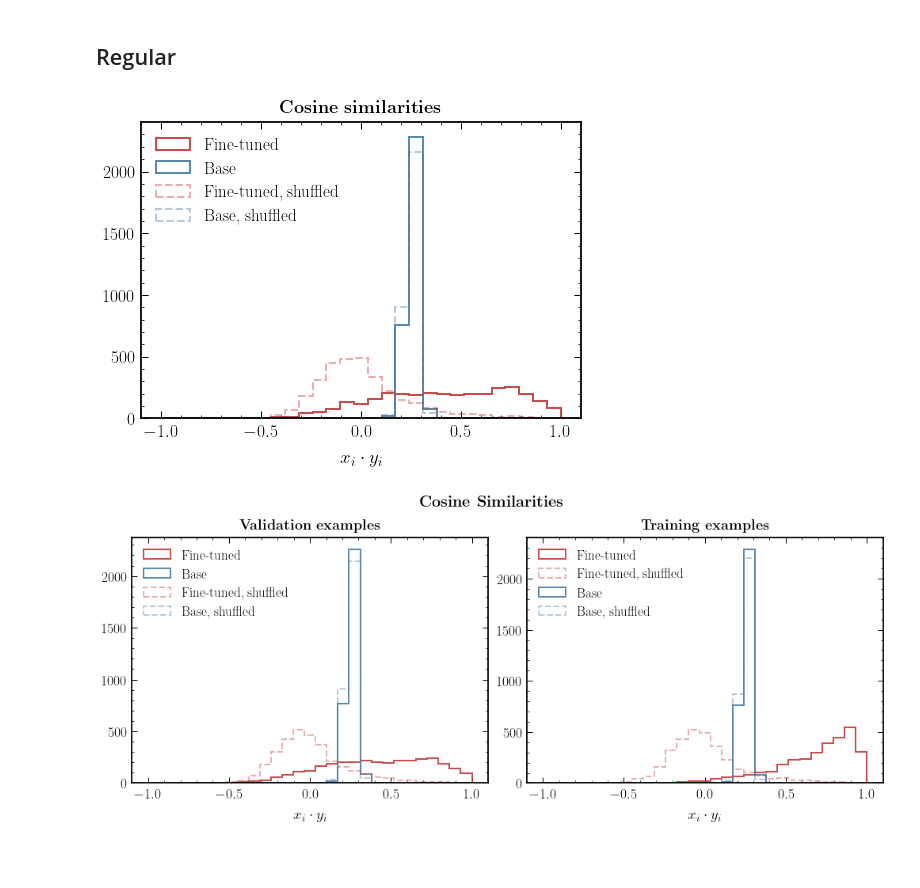
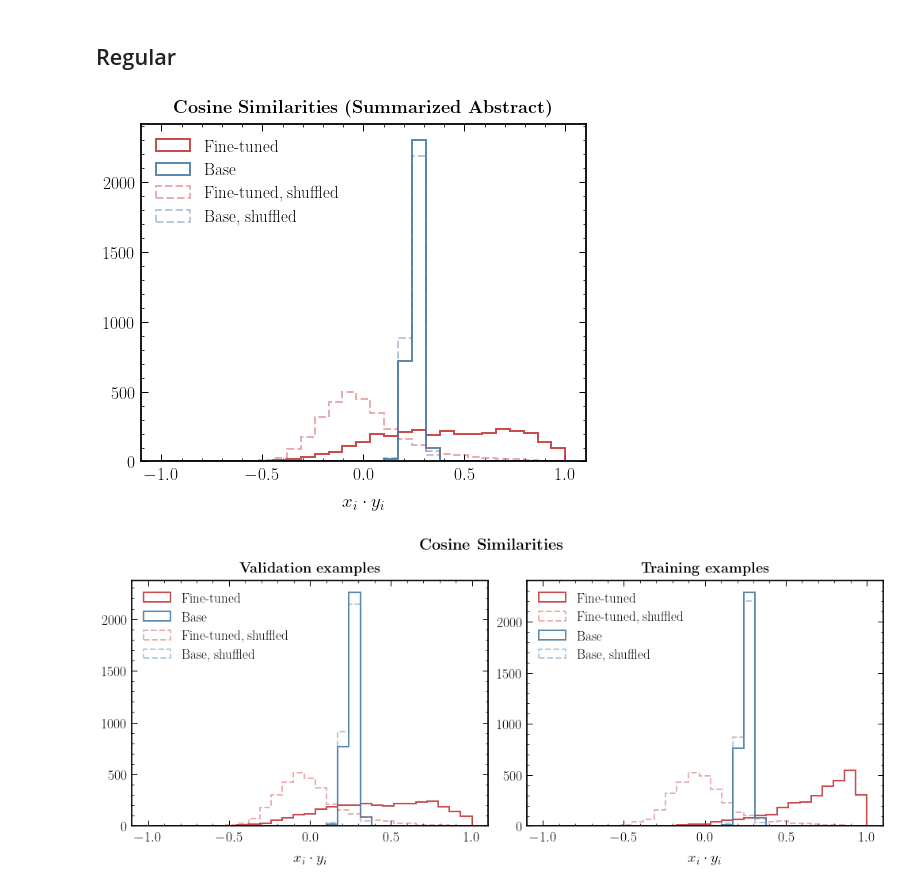
Before and after one commit to smsharma/PAPERCLIP-Hubble, a Jupyter notebook: notebooks/09_dot_product_eval.ipynb, the cells around one changed output. Cells and saved outputs as stored; diff of their text form; code cells hidden in the pictures; blank space fills up the shorter version.

```diff
--- a/notebooks/09_dot_product_eval.ipynb
+++ b/notebooks/09_dot_product_eval.ipynb
@@ -224,22 +224,22 @@ image_base_feat_stack, captions_feat_base_stack, images_base_stack, captions_bas
 # %%
 bins = np.linspace(-1, 1, 30)
 lw = 2
 
-fig, ax = plt.subplots(1, 1, figsize=(7.7 * 0.9, 6 * 0.9))
+fig, ax = plt.subplots(1, 1, figsize=(7, 6))
 
 ax.hist(jax.vmap(cosine_similarity)(np.vstack(image_feat_stack), np.vstack(captions_feat_stack)[:]), histtype='step', label="Fine-tuned", bins=bins, lw=lw)
 ax.hist(jax.vmap(cosine_similarity)(np.vstack(image_base_feat_stack), np.vstack(captions_feat_base_stack)), histtype='step', label="Base", bins=bins, lw=lw)
 ax.hist(jax.vmap(cosine_similarity)(np.vstack(image_feat_stack), jax.random.permutation(jax.random.PRNGKey(42), np.vstack(captions_feat_stack)[:])), histtype='step', label="Fine-tuned, shuffled", bins=bins, lw=lw, color=cols_default[0], ls='--', alpha=0.4)
 ax.hist(jax.vmap(cosine_similarity)(np.vstack(image_base_feat_stack), jax.random.permutation(jax.random.PRNGKey(42), np.vstack(captions_feat_base_stack)[:])), histtype='step', label="Base, shuffled", bins=bins, lw=lw, color=cols_default[1], ls='--', alpha=0.4)
 
 ax.set_xlabel("$x_i\cdot y_i$")
 ax.legend()
-ax.set_title(r"\textbf{Cosine similarities}", y=1.01)
+ax.set_title(r"\textbf{Cosine Similarities (Summarized Abstract)}", y=1.01)
 
 plt.tight_layout()
 plt.savefig("../paper/plots/sim_val.pdf")
 # %% [output]
-[figure, old version]
+[figure, new version]
 # %%
 files = tf.io.gfile.glob(f"/n/holyscratch01/iaifi_lab/smsharma/hubble_data/tfrecords_v5/*train_9.tfrecord")
 ds = make_dataloader(files, batch_size=config.training.batch_size, seed=config.seed, split="val", shuffle=False, caption_type="summary")
```
Also changed, not shown: parts of 4 cells of this notebook, 3 other files.
